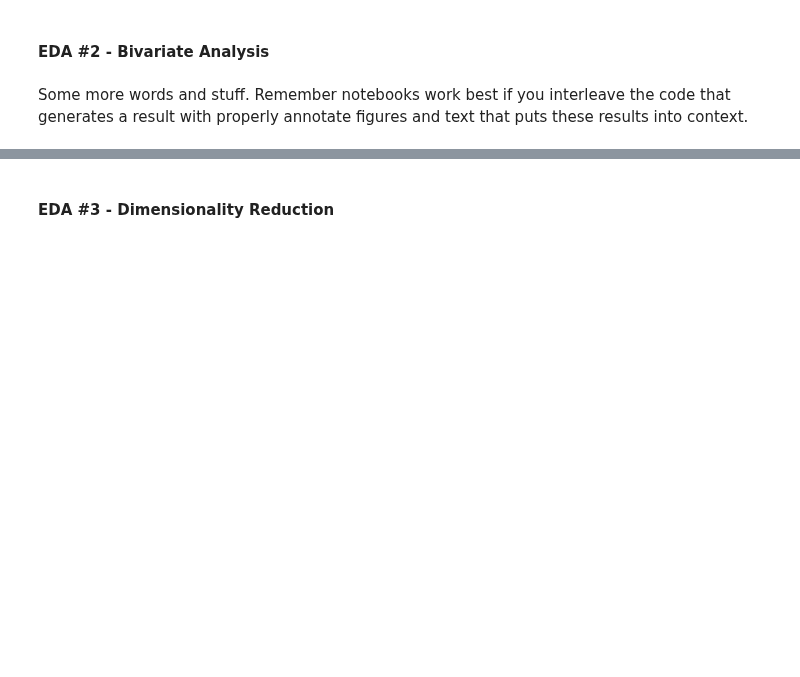
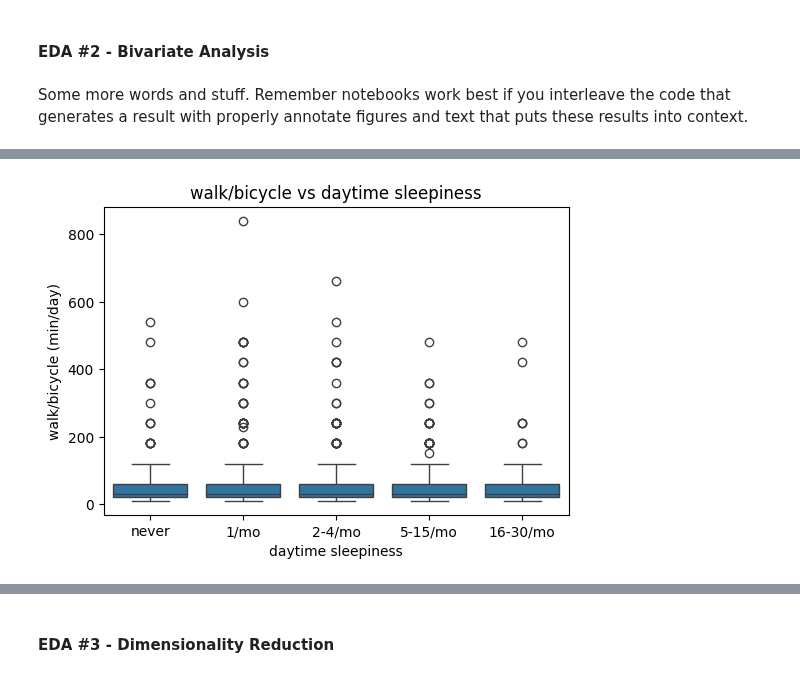
Before and after one commit to COGS108/Group092_WI26, a Jupyter notebook: 02-EDACheckpoint.ipynb, the cells around one changed output, grey strips where cells are left out. Cells and saved outputs as stored; diff of their text form; code cells hidden in the pictures; blank space fills up the shorter version.

```diff
--- a/02-EDACheckpoint.ipynb
+++ b/02-EDACheckpoint.ipynb
@@ -392,0 +420,8 @@ Some more words and stuff.  Remember notebooks work best if you interleave the c
+# %%
+# Plot Walk/Bicycle x Daytime Sleepiness
+plt.figure(figsize=(6, 4))
+sns.boxplot(data=df, x='daytime sleepiness', y='walk/bicycle (min/day)')
+plt.title('walk/bicycle vs daytime sleepiness')
+plt.show()
+# %% [output]
+[figure, added]
```
Also changed, not shown: parts of 14 cells of this notebook.
